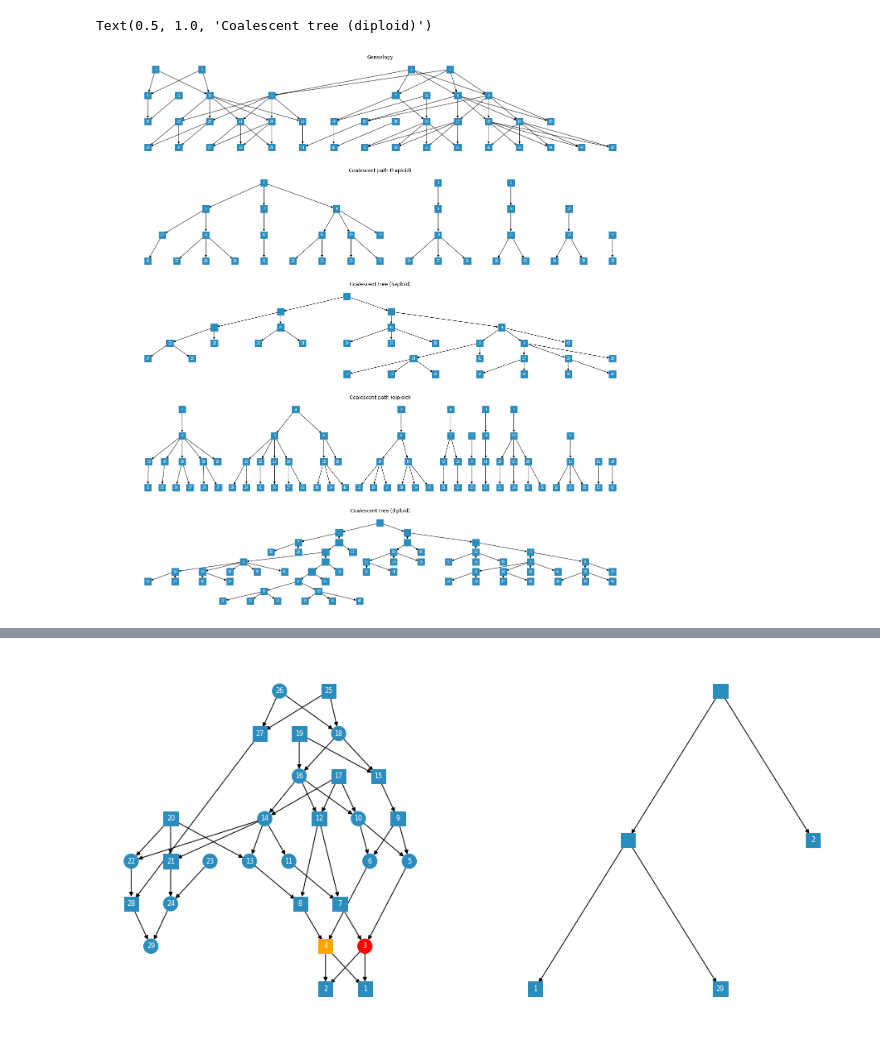
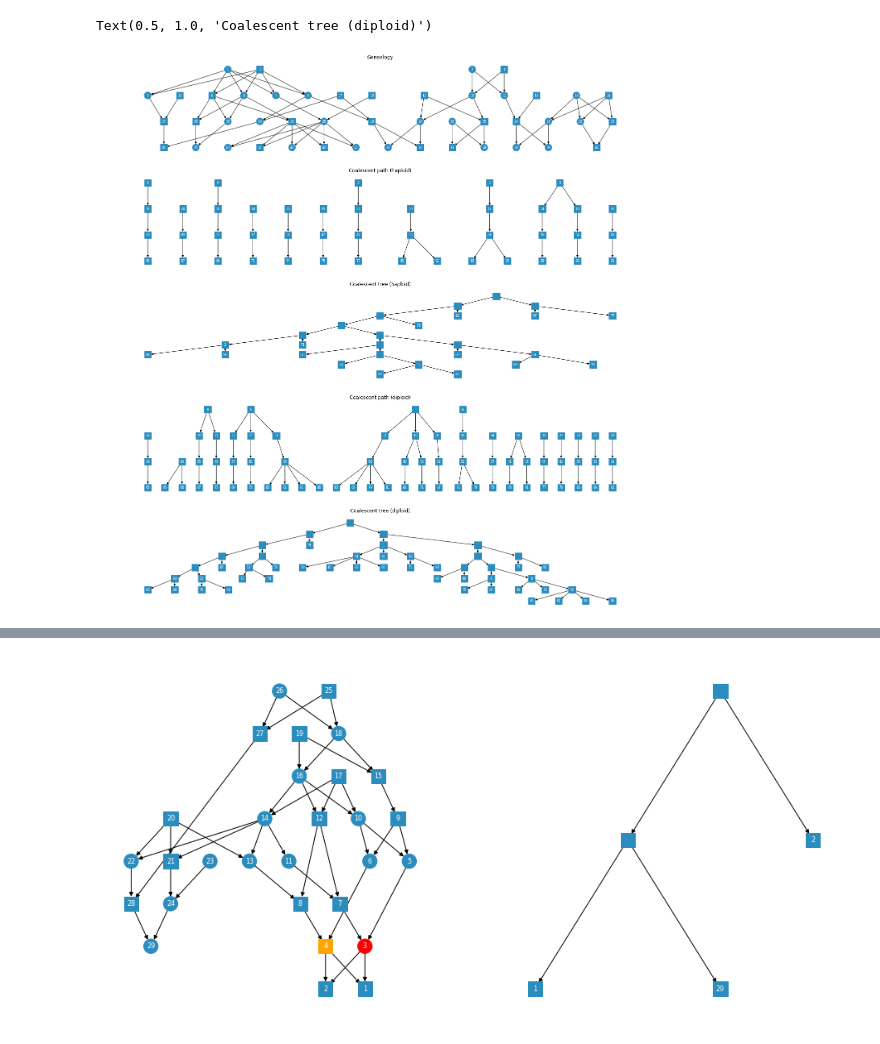
Before and after one commit to ivan-krukov/aligning-genealogies, a Jupyter notebook: notebooks/Experiments.ipynb, the cells around one changed output, grey strips where cells are left out. Saved outputs shown, nothing was run; the diff lists cells and outputs as text; code cells hidden in the pictures.

```diff
--- a/notebooks/Experiments.ipynb
+++ b/notebooks/Experiments.ipynb
@@ -15,33 +18,34 @@ from IPython.display import SVG, display
 # %%
 np.random.seed(724)
 
 families = 3
 generations = 3
 avg_children = 2.2
 
-ped = Pedigree.simulate_from_founders(families, generations, avg_children)
+ped = Pedigree.simulate_from_founders_with_sex(families, generations, avg_children)
+h_graph = ped.get_haplotype_graph()
 
-pt_1 = ped.sample_path()
+pt_1 = h_graph.sample_path(haploid_probands=True)
 ct_1 = pt_1.to_coalescent_tree()
 
-pt_2 = ped.sample_path(ploidy=2)
+pt_2 = h_graph.sample_path()
 ct_2 = pt_2.to_coalescent_tree()
 
 fig, ax = plt.subplots(nrows=5, figsize=(25, 25))
 
 ped.draw(ax=ax[0])
 ax[0].set_title('Genealogy')
 
 pt_1.draw(ax=ax[1], label_dict=pt_1.ts_node_to_ped_node)
 ax[1].set_title('Coalescent path (haploid)')
 ct_1.draw(ax=ax[2], label_dict=ct_1.ts_node_to_ped_node)
 ax[2].set_title('Coalescent tree (haploid)')
 
 pt_2.draw(ax=ax[3], label_dict=pt_2.ts_node_to_ped_node)
 ax[3].set_title('Coalescent path (diploid)')
 ct_2.draw(ax=ax[4], label_dict=ct_2.ts_node_to_ped_node)
 ax[4].set_title('Coalescent tree (diploid)')
 # %% [output]
 Text(0.5, 1.0, 'Coalescent tree (diploid)')
-[figure, old version]
+[figure, new version]
 # %%
```
Also changed, not shown: parts of 6 cells of this notebook, 8 other files.
